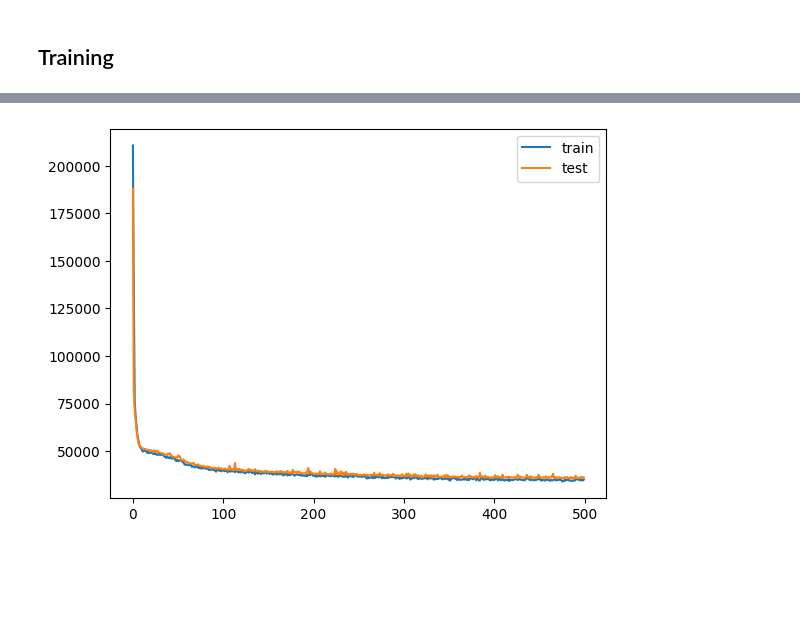
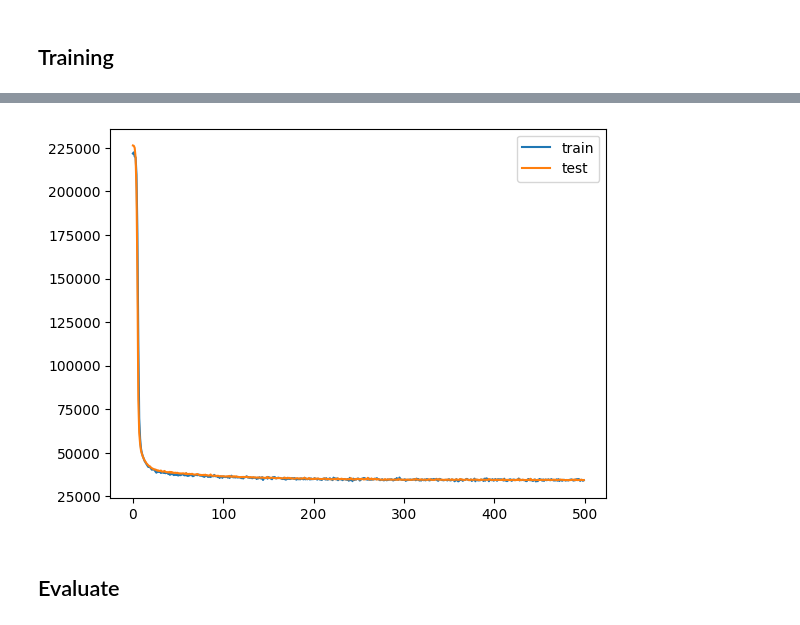
Before and after one commit to gamemeine/ssne, a Jupyter notebook: ex3/main.ipynb, the cells around one changed output, grey strips where cells are left out. Saved outputs shown, nothing was run; the diff lists cells and outputs as text; code cells hidden in the pictures; blank space fills up the shorter version.

```diff
--- a/ex3/main.ipynb
+++ b/ex3/main.ipynb
@@ -234,3 +258,26 @@ train_df.head()
+# %%
+def normalize(df: pd.DataFrame, columns: list[str]) -> pd.DataFrame:
+    normalized_df = df.copy()
+    for column in columns:
+        mean = normalized_df[column].mean()
+        std = normalized_df[column].std()
+        normalized_df[column] = (normalized_df[column] - mean) / std
+    return normalized_df
+
+
+columns_to_normalize = [
+    'YearBuilt', 'Size(sqf)',
+    'Floor',
+    'N_Parkinglot(Ground)',
+    'N_Parkinglot(Basement)',
+    'N_manager',
+    'N_elevators',
+    'N_FacilitiesInApt',
+    'N_FacilitiesNearBy(Total)',
+    'N_SchoolNearBy(Total)']
+
+train_df = normalize(train_df, columns_to_normalize)
+test_df = normalize(test_df, columns_to_normalize)
 # %% [markdown]
 ### Data loaders
 # %%
@@ -268,13 +315,19 @@ class NeuralNetwork(nn.Module):
     def __init__(self, input_size: int, output_size: int = 1, dropout: float = 0.2):
         super().__init__()
         self.seq = nn.Sequential(
-            nn.Linear(input_size, 1024),
+            nn.Linear(input_size, 512),
             nn.ReLU(),
             nn.Dropout(dropout),
-            nn.Linear(1024, 1024),
+            nn.Linear(512, 512),
             nn.ReLU(),
             nn.Dropout(dropout),
-            nn.Linear(1024, output_size)
+            nn.Linear(512, 512),
+            nn.ReLU(),
+            nn.Dropout(dropout),
+            nn.Linear(512, 512),
+            nn.ReLU(),
+            nn.Dropout(dropout),
+            nn.Linear(512, output_size)
         )
 
     def forward(self, x):
@@ -355,5 +408,5 @@ vector_size = X_train.shape[1]
 model = NeuralNetwork(input_size=vector_size)
 model.to(device)
 
-train_and_evaluate(model, epochs=500, learning_rate=0.001)
+train_and_evaluate(model, epochs=500, learning_rate=3e-4)
 # %% [output]
@@ -377 +430,3 @@ Epoch 500/500 - Train Loss: 35100.3774 - Test Loss: 36197.4990
-[figure, old version]
+[figure, new version]
+# %% [markdown]
+## Evaluate
```
Also changed, not shown: parts of 14 cells of this notebook.
